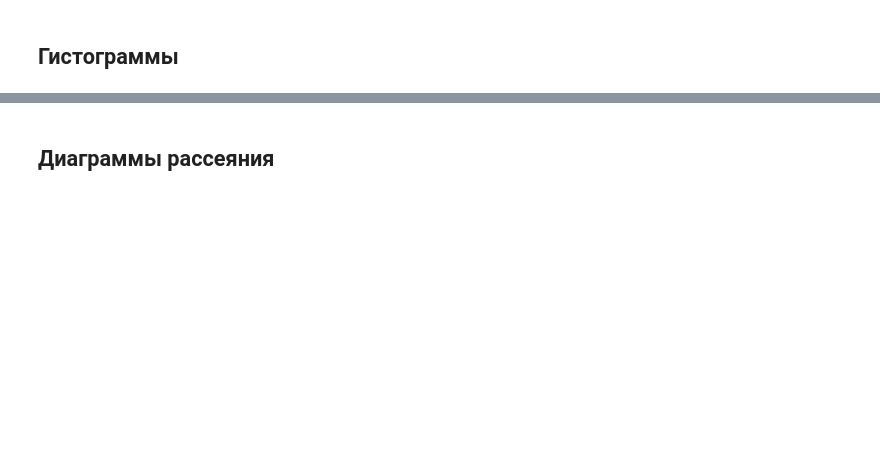
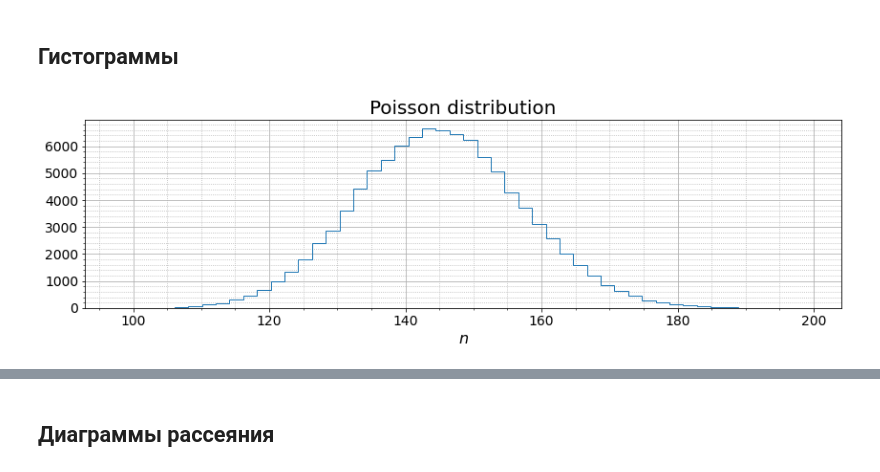
Before and after one commit to NSU-Programming/lectures2021, a Jupyter notebook: L8_matplotlib.ipynb, the cells around one changed output, grey strips where cells are left out. Saved outputs shown, nothing was run; the diff lists cells and outputs as text; code cells hidden in the pictures; blank space fills up the shorter version.

```diff
--- a/L8_matplotlib.ipynb
+++ b/L8_matplotlib.ipynb
@@ -172,15 +190,18 @@ plt.tight_layout();
 # %%
 rg = np.random.default_rng(11)
 data = rg.poisson(145, 10**5)
 plt.figure(figsize=(12, 4))
 nbins = data.max() - data.min()
-plt.hist(data, bins=nbins)  # , histtype='step')
+# plt.hist(data, bins=nbins // 2, alpha=0.5)  #, histtype='step')
+plt.hist(data, bins=nbins // 2, histtype='step')
 plt.xlabel(r'$n$', fontsize=16)
 plt.title('Poisson distribution', fontsize=20)
 plt.minorticks_on()
 plt.grid(which='major')
 plt.grid(which='minor', linestyle=':')
 plt.tight_layout();
+# %% [output]
+[figure, added]
 # %%
 rg = np.random.default_rng(11)
 data1 = rg.poisson(145, 10**4)
```
Also changed, not shown: parts of 50 cells of this notebook, 4 other files.
